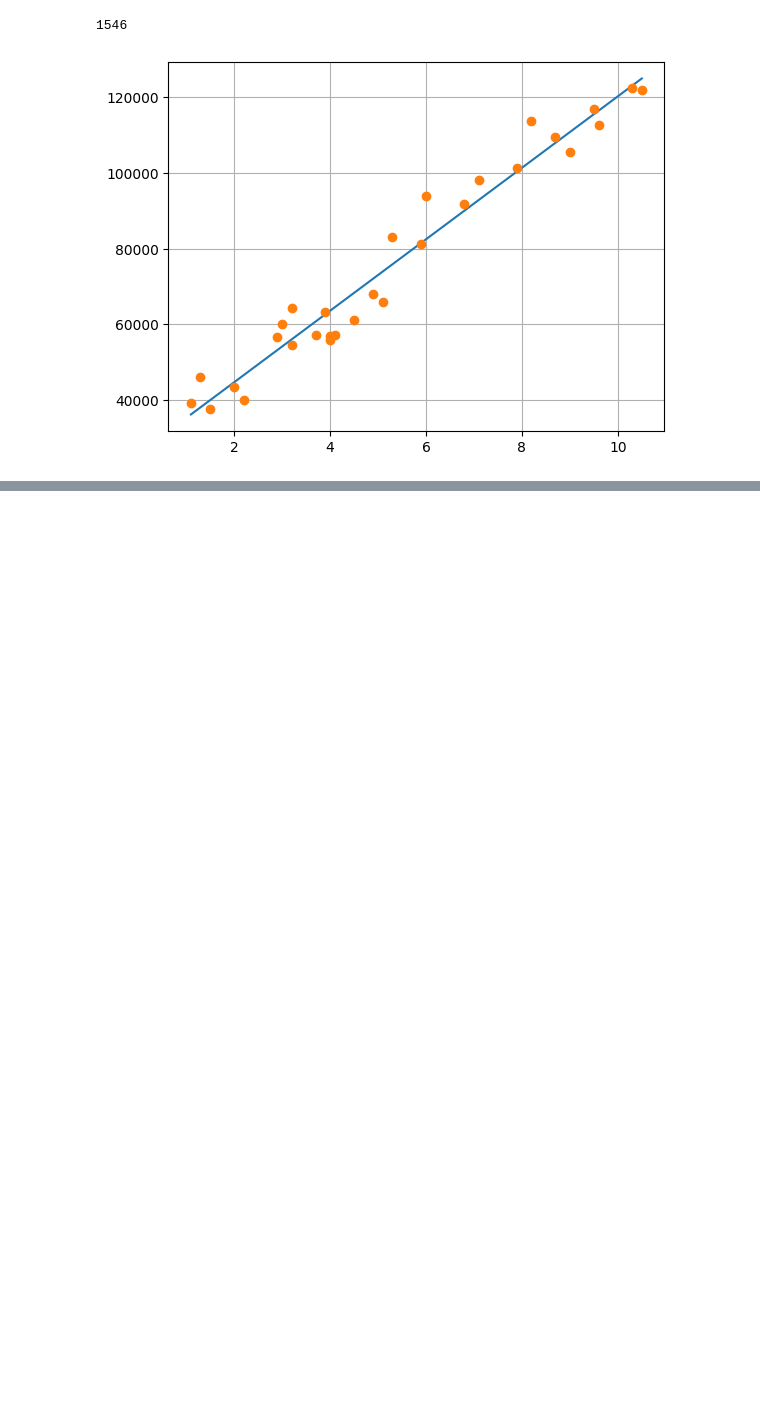
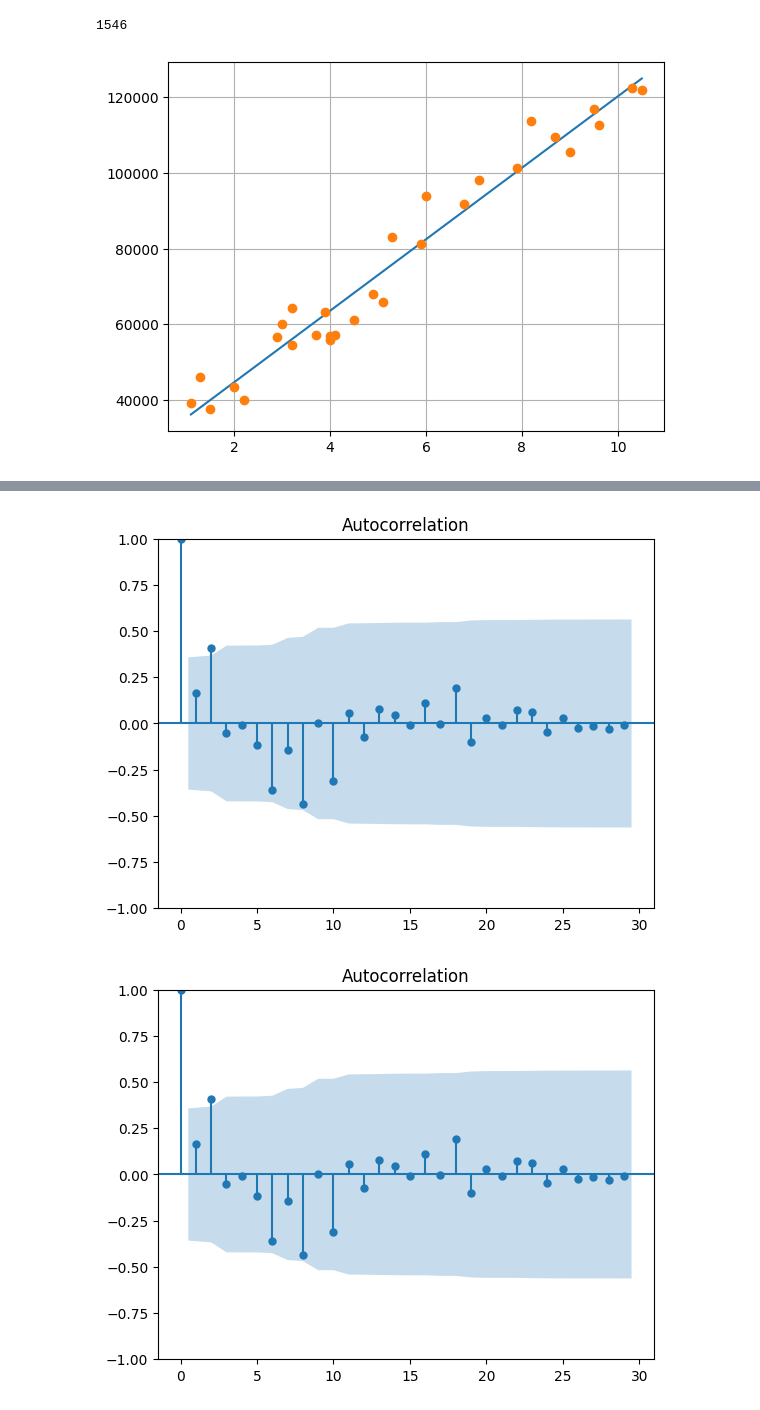
Before and after one commit to pacaicedo/pacaicedo.github.io, a Jupyter notebook: code/MachineLearning/class003_Regresion.ipynb, the cells around one changed output, grey strips where cells are left out. Cells and saved outputs as stored; diff of their text form; code cells hidden in the pictures; blank space fills up the shorter version.

```diff
--- a/code/MachineLearning/class003_Regresion.ipynb
+++ b/code/MachineLearning/class003_Regresion.ipynb
@@ -73,0 +88,6 @@ plt.grid()
+# %%
+
+plot_acf(Error, lags=29)
+# %% [output]
+[figure, added]
+[figure, added]
```
Also changed, not shown: parts of 1 cell of this notebook, 3 other files.
